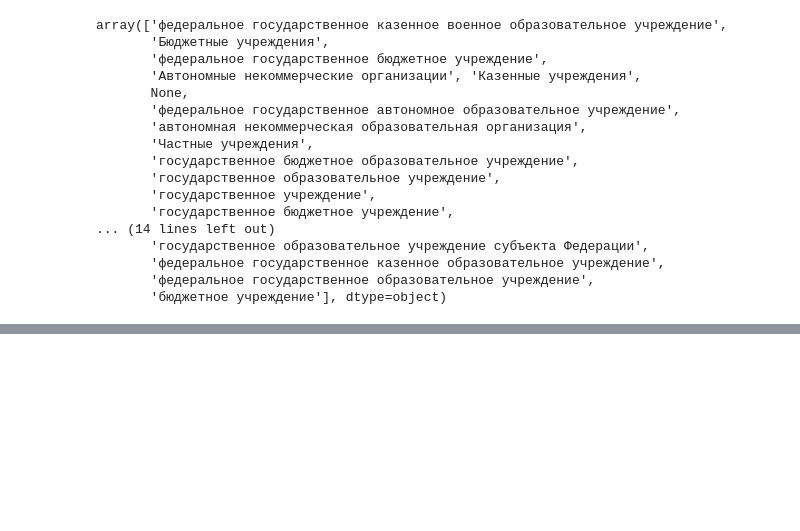
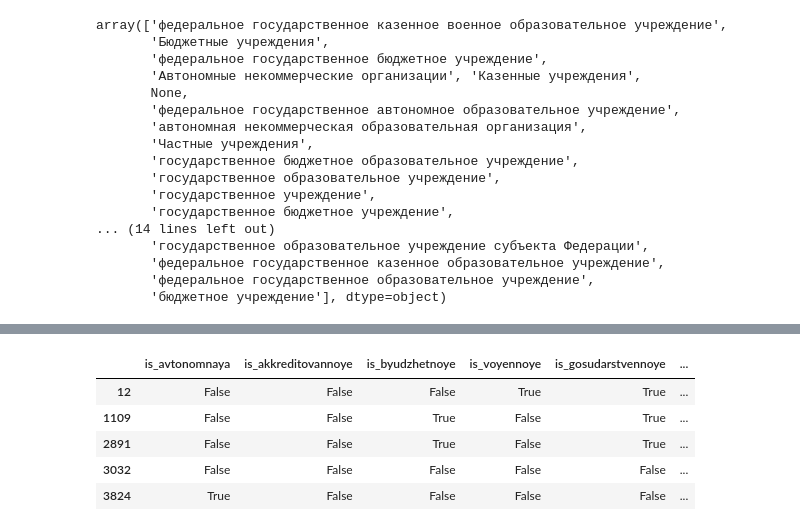
Before and after one commit to iconismo/data-contest-2020, a Jupyter notebook: notebooks/1-loading-inn.ipynb, the cells around one changed output, grey strips where cells are left out. Cells and saved outputs as stored; diff of their text form; code cells hidden in the pictures; blank space fills up the shorter version.

```diff
--- a/notebooks/1-loading-inn.ipynb
+++ b/notebooks/1-loading-inn.ipynb
@@ -206,6 +199,0 @@ budg_mask = df_vuz["full_name"].str.contains('бюджетн')
-# %%
-df_vuz['is_fed'] = fed_mask
-df_vuz['is_gos'] = gos_mask
-df_vuz['is_kaz'] = kaz_mask
-df_vuz['is_voyen'] = voyen_mask
-df_vuz['is_budg'] = budg_mask
@@ -273,0 +287,9 @@ vuz_type_set
+# %%
+df_vuz[categories_names].head()
+# %% [output]
+|  | is_avtonomnaya | is_akkreditovannoye | is_byudzhetnoye | is_voyennoye | is_gosudarstvennoye | ... |
+| 12 | False | False | False | True | True | ... |
+| 1109 | False | False | True | False | True | ... |
+| 2891 | False | False | True | False | True | ... |
+| 3032 | False | False | False | False | False | ... |
+| 3824 | True | False | False | False | False | ... |
```
Also changed, not shown: parts of 15 cells of this notebook, 6 other files.
